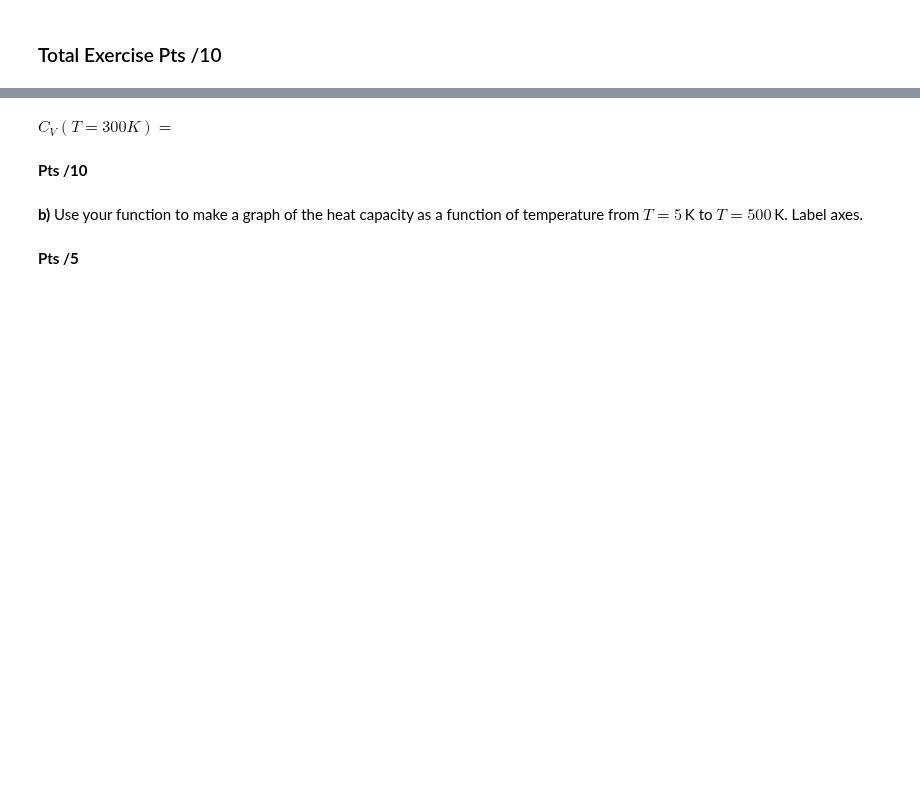
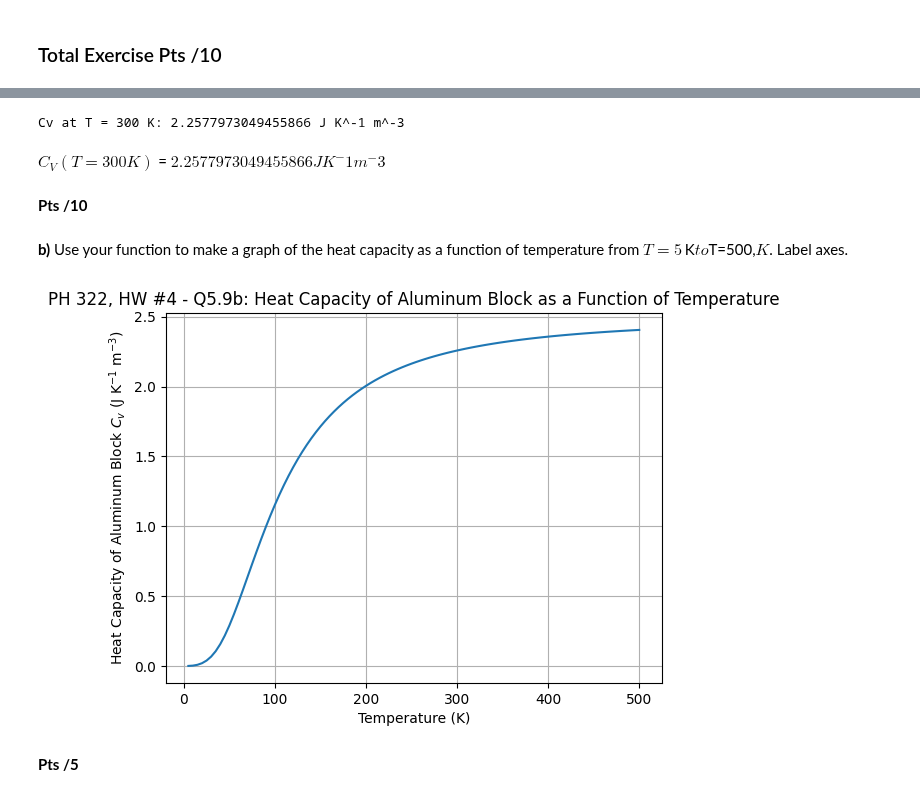
Before and after one commit to DebuggerDan/ph322-computational-physics-sp23, a Jupyter notebook: hw4_notebook_2023.ipynb, the cells around one changed output, grey strips where cells are left out. Drawn from its saved outputs; the diff is of its cells as text; code cells hidden in the pictures; blank space fills up the shorter version.

```diff
--- a/hw4_notebook_2023.ipynb
+++ b/hw4_notebook_2023.ipynb
@@ -53,7 +95,35 @@ density and speed of sound.
+# %%
+#### PH 322 - HW #4, Q5.9a) - Dan Jang
+### Credits to ChatGPT for numpy & scipy implementation help
+
+## Libraries
+import numpy as np
+from scipy.integrate import fixed_quad
+
+# Constants
+rho = 6.022e28  # Number density, m^-3
+theta_D = 428.0  # Debye temperature, K
+k_B = 1.380649e-23  # Boltzmann constant, J K^-1
+N = 50  # Number of sample points for Gaussian quadrature
+
+def integrand(x):
+    return x**4 * np.exp(x) / (np.exp(x) - 1)**2
+
+def cv(T):
+    T_ratio = T / theta_D
+    integral, _ = fixed_quad(integrand, 0, theta_D / T, n=N)
+    N_atoms = rho * 1e-6  # Assuming a volume of 1e-6 m^3
+    return 9 * N_atoms * k_B * T_ratio**3 * integral
+
+# Test the function for T = 300 K
+T = 300
+print("Cv at T = 300 K:", cv(T), "J K^-1 m^-3")
+# %% [output]
+Cv at T = 300 K: 2.2577973049455866 J K^-1 m^-3
 # %% [markdown]
-$C_V(T=300K) = $
+$C_V(T=300K)$ = $2.2577973049455866 J K^-1 m^-3$
 # %% [markdown]
 **Pts /10**
 # %% [markdown]
 **b)** Use your function to make a graph of the heat capacity as a function
-  of temperature from $T=5\,$K to $T=500\,$K. Label axes.
+  of temperature from $T=5\,$K$ to $T=500\,$K$. Label axes.
@@ -62,3 +130,49 @@ $C_V(T=300K) = $
+# %%
+#### PH 322 - HW #4, Q5.9b) - Dan Jang
+### Credits to ChatGPT for numpy, scipy, & matplotlib implementation help
+
+## Libraries
+import numpy as np
+from scipy.integrate import fixed_quad
+import matplotlib.pyplot as plt
+
+# Constants
+rho = 6.022e28  # Number density, m^-3
+theta_D = 428.0  # Debye temperature, K
+k_B = 1.380649e-23  # Boltzmann constant, J K^-1
+N = 50  # Number of sample points for Gaussian quadrature
+
+def integrand(x):
+    return x**4 * np.exp(x) / (np.exp(x) - 1)**2
+
+def cv(T):
+    T_ratio = T / theta_D
+    integral, _ = fixed_quad(integrand, 0, theta_D / T, n=N)
+    N_atoms = rho * 1e-6  # Assuming a volume of 1e-6 m^3
+    return 9 * N_atoms * k_B * T_ratio**3 * integral
+
+# Test the function for T = 300 K
+T = 300
+#print("Cv at T = 300 K:", cv(T), "J K^-1 m^-3")
+
+
+# Temperature range
+T_range = np.linspace(5, 500, 100)
+
+# Calculate heat capacity for each temperature
+Cv_values = [cv(T) for T in T_range]
+
+# Create the plot
+plt.plot(T_range, Cv_values)
+plt.xlabel("Temperature (Kelvin)")
+plt.ylabel("Heat Capacity of Aluminum Block $C_v$ (J K$^{-1}$ m$^{-3}$)")
+plt.title("PH 322, HW #4 - Q5.9b: Heat Capacity of Aluminum Block as a Function of Temperature")
+plt.grid()
+
+# Show the plot
+plt.show()
+# %% [output]
+[figure, added]
 # %% [markdown]
 **Pts /5**
 # %% [markdown]
```
Also changed, not shown: parts of 22 cells of this notebook, 2 other files.
